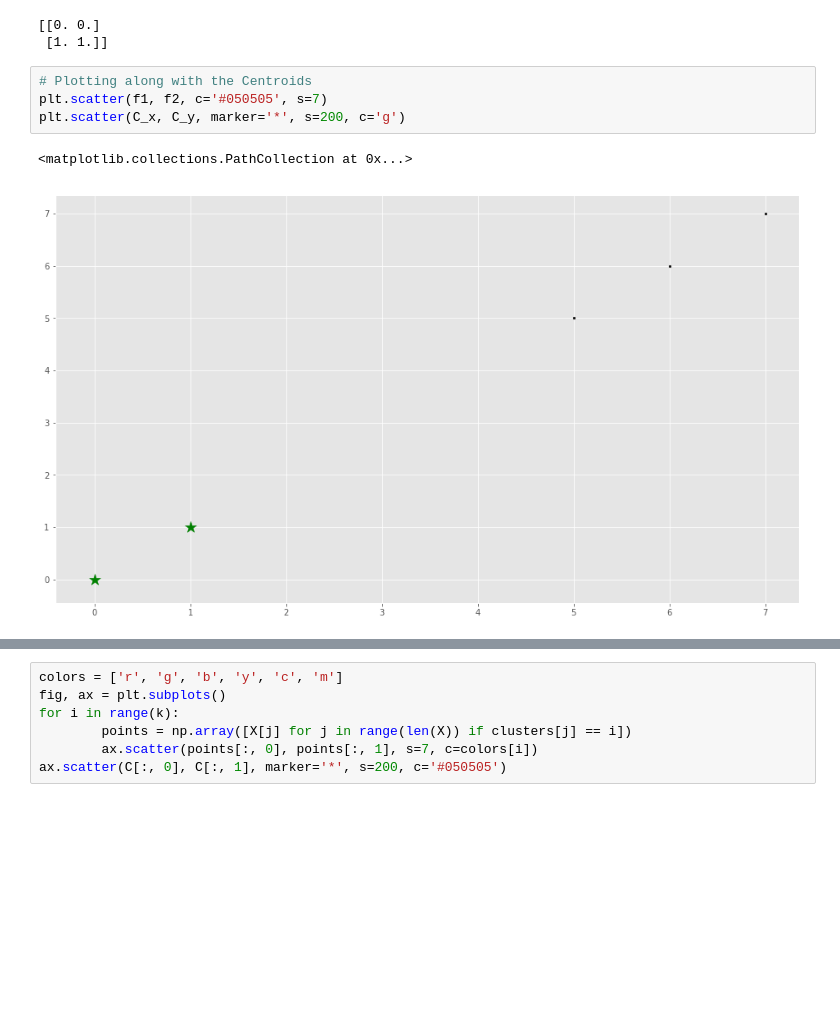
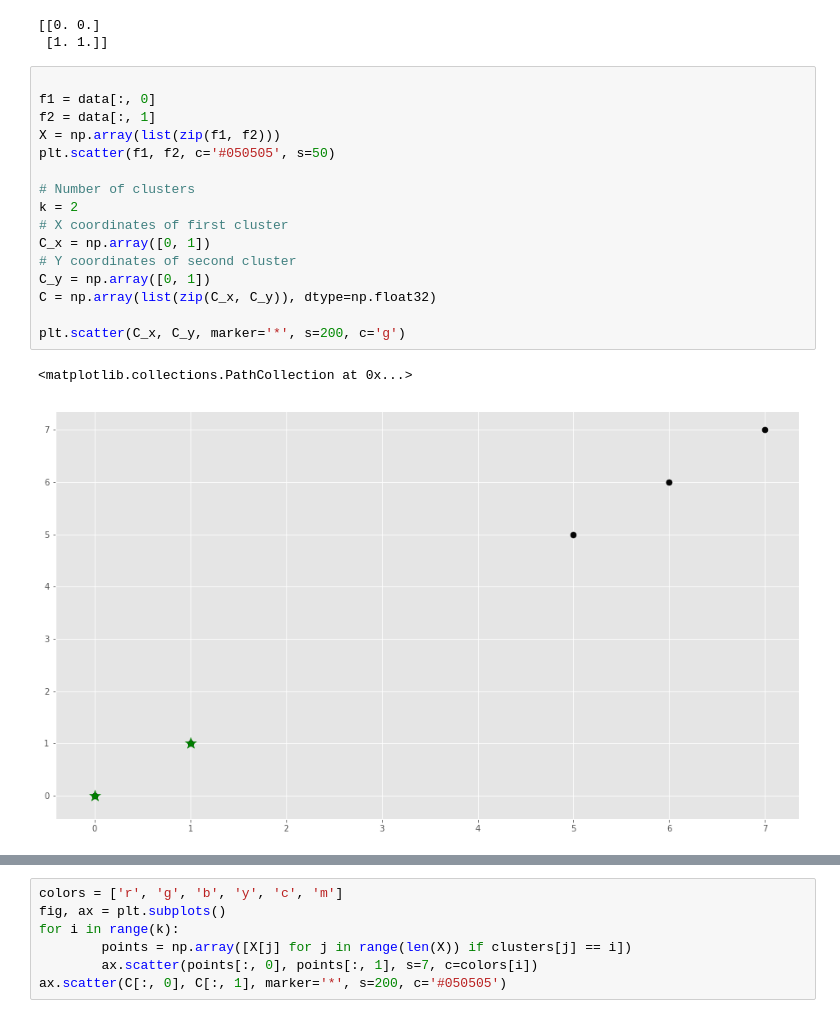
Before and after one commit to bhavi289/K-Means-Visualization, a Jupyter notebook: kmeans_iterations.ipynb, the cells around one changed output, grey strips where cells are left out. Cells and saved outputs as stored; diff of their text form; blank space fills up the shorter version.

```diff
--- a/kmeans_iterations.ipynb
+++ b/kmeans_iterations.ipynb
@@ -50,13 +33,25 @@ print(C)
 # %% [output]
 [[0. 0.]
  [1. 1.]]
-# %%
-# Plotting along with the Centroids
-plt.scatter(f1, f2, c='#050505', s=7)
-plt.scatter(C_x, C_y, marker='*', s=200, c='g')
-# %% [output]
-<matplotlib.collections.PathCollection at 0x...>
-[figure, removed]
+# %%
+
+f1 = data[:, 0]
+f2 = data[:, 1]
+X = np.array(list(zip(f1, f2)))
+plt.scatter(f1, f2, c='#050505', s=50)
+
+# Number of clusters
+k = 2
+# X coordinates of first cluster
+C_x = np.array([0, 1])
+# Y coordinates of second cluster
+C_y = np.array([0, 1])
+C = np.array(list(zip(C_x, C_y)), dtype=np.float32)
+
+plt.scatter(C_x, C_y, marker='*', s=200, c='g')
+# %% [output]
+<matplotlib.collections.PathCollection at 0x...>
+[figure, added]
 # %%
 # To store the value of centroids when it updates
 colors = ['r', 'g', 'b', 'y', 'c', 'm']
```
Also changed, not shown: parts of 3 cells of this notebook.
